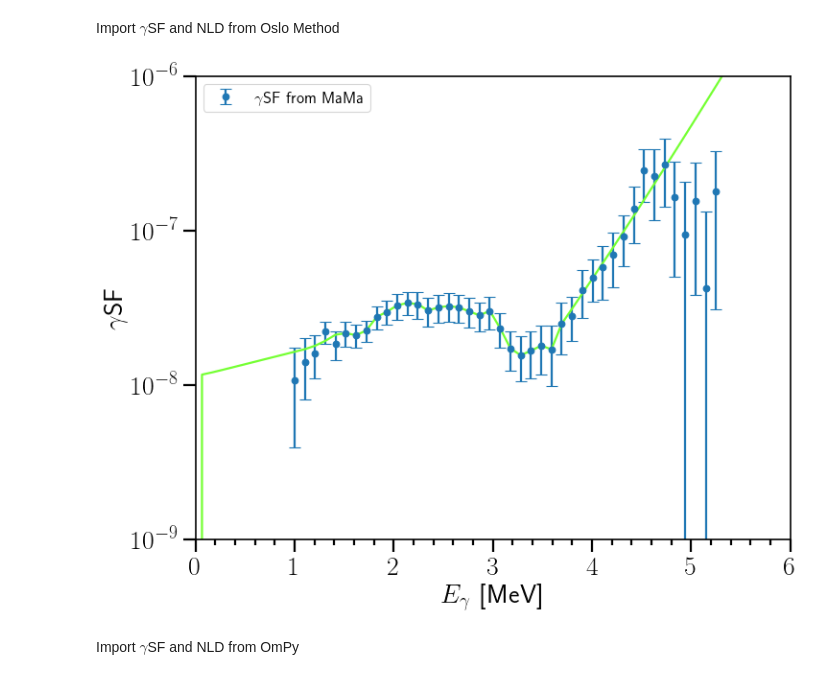
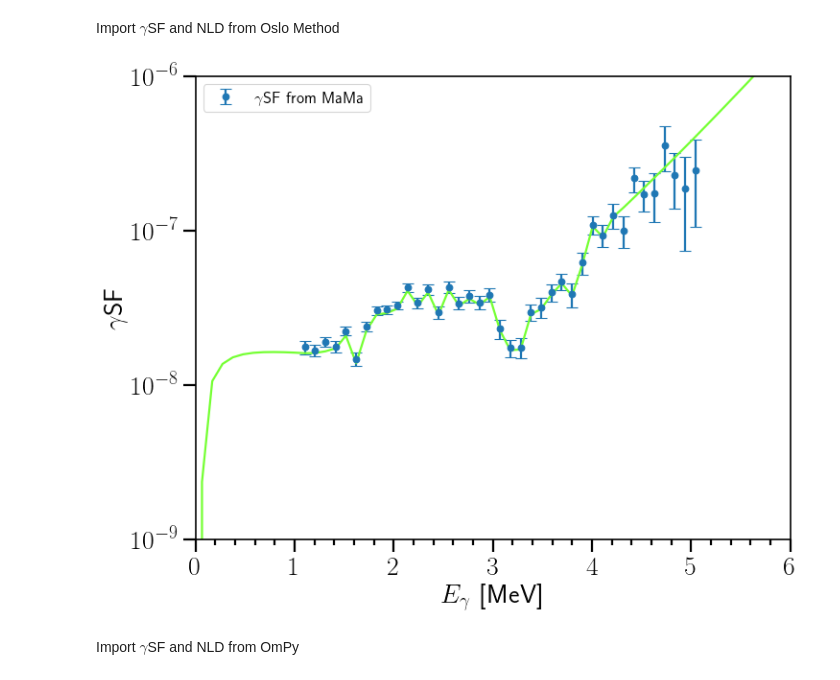
Before and after one commit to tellefs/MasterThesis, a Jupyter notebook: plotting/analysis_plots.ipynb, the cells around one changed output. Cells and saved outputs as stored; diff of their text form; code cells hidden in the pictures.

```diff
--- a/plotting/analysis_plots.ipynb
+++ b/plotting/analysis_plots.ipynb
@@ -40,11 +40,27 @@ plt.rcParams['text.usetex'] = True
 Import $\gamma$SF and NLD from Oslo Method
 # %%
 #reading files
-strength_nrm = np.genfromtxt("../analysis/mama/strength.nrm") #experimental gamma strength function
-discrete_levels = np.genfromtxt("../analysis/mama/rholev.cnt") #Discrete levels
-rhopaw = np.genfromtxt("../analysis/mama/rhopaw.cnt") #experimental level density
-fermigas = np.genfromtxt("../analysis/mama/fermigas.cnt") #fermi gas extrapolation of nld
-trans_raw = np.genfromtxt("../analysis/mama/transext.nrm") #gsf extrapolation
+
+#My normalization
+#strength_nrm = np.genfromtxt("../analysis/mama/strength.nrm") #experimental gamma strength function
+#discrete_levels = np.genfromtxt("../analysis/mama/rholev.cnt") #Discrete levels
+#rhopaw = np.genfromtxt("../analysis/mama/rhopaw.cnt") #experimental level density
+#fermigas = np.genfromtxt("../analysis/mama/fermigas.cnt") #fermi gas extrapolation of nld
+#trans_raw = np.genfromtxt("../analysis/mama/transext.nrm") #gsf extrapolation
+
+#Magne's normalization
+#strength_nrm = np.genfromtxt("../analysis/mama/U233_12jan2021/U233_dRhoup/strength.nrm") #experimental gamma strength function
+#discrete_levels = np.genfromtxt("../analysis/mama/U233_12jan2021/U233_dRhoup/rholev.cnt") #Discrete levels
+#rhopaw = np.genfromtxt("../analysis/mama/U233_12jan2021/U233_dRhoup/rhopaw.cnt") #experimental level density
+#fermigas = np.genfromtxt("../analysis/mama/U233_12jan2021/U233_dRhoup/fermigas.cnt") #fermi gas extrapolation of nld
+#trans_raw = np.genfromtxt("../analysis/mama/U233_12jan2021/U233_dRhoup/transext.nrm") #gsf extrapolation
+
+#Magne's Normalization
+strength_nrm = np.genfromtxt("../analysis/mama/U233_12jan2021/U233/strength.nrm") #experimental gamma strength function
+discrete_levels = np.genfromtxt("../analysis/mama/U233_12jan2021/U233/rholev.cnt") #Discrete levels
+rhopaw = np.genfromtxt("../analysis/mama/U233_12jan2021/U233/rhopaw.cnt") #experimental level density
+fermigas = np.genfromtxt("../analysis/mama/U233_12jan2021/U233/fermigas.cnt") #fermi gas extrapolation of nld
+trans_raw = np.genfromtxt("../analysis/mama/U233_12jan2021/U233/transext.nrm") #gsf extrapolation
 
 #splitting arrays into data and errors
 strength_nrm_split = np.array_split(strength_nrm,2)
@@ -81,34 +97,34 @@ for i in range(n_fermi):
 n0_CT = np.argmin(abs(energy_nld_om-3.0))
 n1_CT = np.argmin(abs(energy_nld_om-Sn-0.5))
 
 n_trans_raw=len(trans_raw)
 gsf_extrapolation=np.zeros(n_trans_raw)
 energy_gsf_extrapolation=np.zeros(n_trans_raw)
 for i in range(n_trans_raw):
     energy_gsf_extrapolation[i] = a0 + a1*i
     gsf_extrapolation[i] = trans_raw[i]/(2*3.14*energy_gsf_extrapolation[i]**3)
 
 
 fig, ax = plt.subplots()
 
 #mama-analysis
 ax.errorbar(x=energy_gsf_om, y=gsf_om, yerr=gsf_om_error, marker='o', linestyle='', label=' $\gamma$SF from MaMa')
 
 #extrapolation from mama-analysis
 plt.plot(energy_gsf_extrapolation[:80], gsf_extrapolation[:80], color="#75FF33")
 
 ax.set_ylim(1e-9, 1e-6)
 ax.set_xlim(0, 6)
 ax.set_yscale('log')
 ax.yaxis.set_minor_locator(AutoMinorLocator())
 ax.xaxis.set_minor_locator(AutoMinorLocator())
 ax.set_xlabel('$E_\gamma$  [MeV]')
 ax.set_ylabel('$\gamma$SF')
 ax.legend(fontsize=15)
 
 fig.show()
 # %% [output]
-[figure, old version]
+[figure, new version]
 # %% [markdown]
 Import $\gamma$SF and NLD from OmPy
 # %%
```
Also changed, not shown: parts of 8 cells of this notebook.
